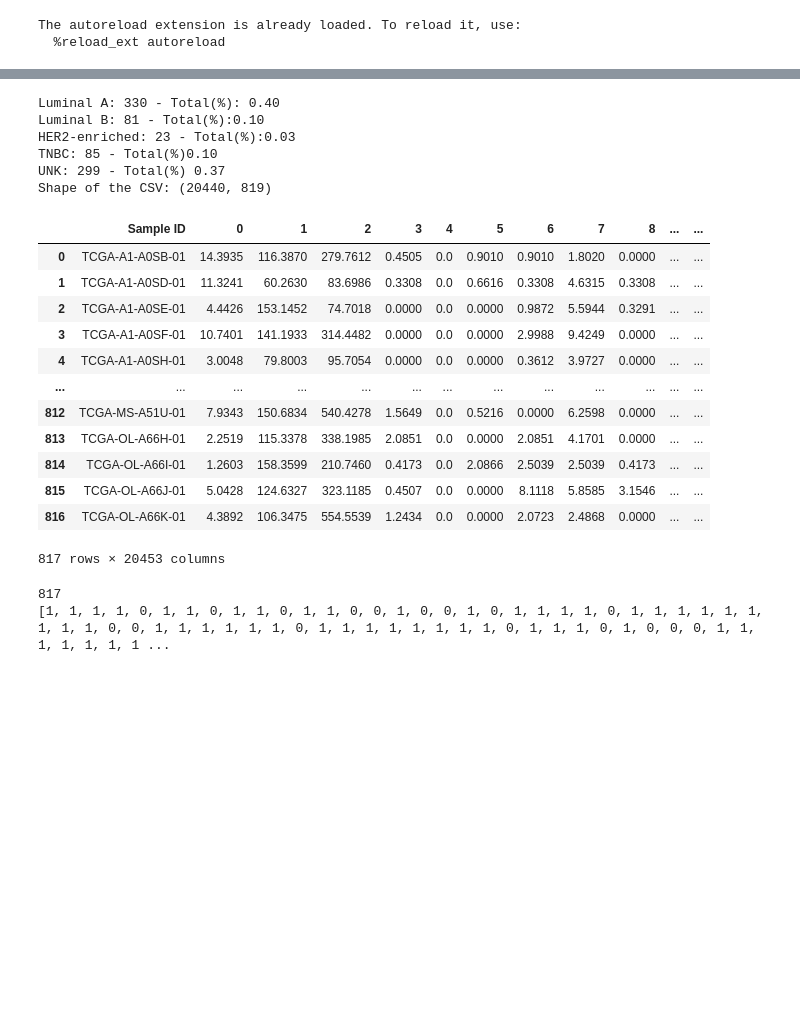
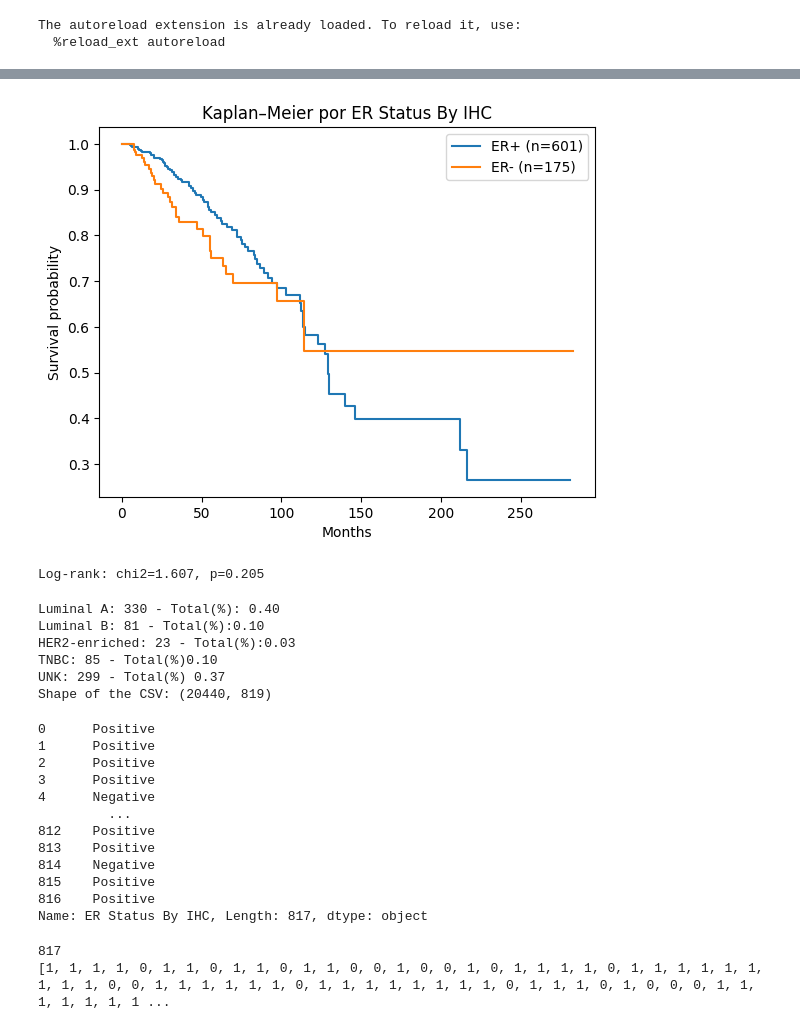
Before and after one commit to Fasmanuel2002/UPSA_Thesis_Research, a Jupyter notebook: research/notebooks/Kaplan_Meir.ipynb, the cells around one changed output, grey strips where cells are left out. Cells and saved outputs as stored; diff of their text form; code cells hidden in the pictures; blank space fills up the shorter version.

Commit message:
Added the Kaplan_Meir for Binary

```diff
--- a/research/notebooks/Kaplan_Meir.ipynb
+++ b/research/notebooks/Kaplan_Meir.ipynb
@@ -16,19 +17,7 @@ The autoreload extension is already loaded. To reload it, use:
   %reload_ext autoreload
 # %%
 pp = Preprocessor()
+plots = Plots()
 df_clinical_data = pd.read_csv("../../data/raw/brca_tcga_pub2015_clinical_data.tsv", sep='\t')
-KEEP = [
-
-    "Sample ID", "Patient ID",
-    "Overall Survival (Months)", "Overall Survival Status",
-    "Diagnosis Age",
-    "Neoplasm Disease Stage American Joint Committee on Cancer Code",
-    "Lymph Node(s) Examined Number",
-    "Menopause Status",
-    "ER Status By IHC",
-    "PR status by ihc",
-    "HER2 fish status",
-    "HER2 ihc score",
-]
-
-df_clinical_keep = df_clinical_data[[c for c in KEEP if c in df_clinical_data.columns]].copy()
+df_clinical_keep = pp.clean_columns_dataset(df_clinical_data)
+df_clinical_keep["Overall Survival Status"]
@@ -35 +37,7 @@ df_clinical_keep = df_clinical_data[[c for c in KEEP if c in df_clinical_data.co
+# %%
+# Si ya tienes df_clinical_keep con KEEP_COLUMNS y Tumor-Cancer, úsalo tal cual:
+km_df = plots.plot_kaplan_meier_binary(df_clinical_keep, time_col="Overall Survival (Months)", status_col="Overall Survival Status",marker_col="ER Status By IHC")
+# %% [output]
+[figure, added]
+Log-rank: chi2=1.607, p=0.205
 # %%
@@ -47,21 +53,20 @@ UNK: 299 - Total(%) 0.37
 Shape of the CSV: (20440, 819)
 # %%
 df_merged = pp.merge_datasets(df_clinical_keep, df_mRNA_transformed)
-df_merged
+df_merged["ER Status By IHC"]
 # %% [output]
-|  | Sample ID | 0 | 1 | 2 | 3 | 4 | 5 | 6 | 7 | 8 | ... | ... |
-| 0 | TCGA-A1-A0SB-01 | 14.3935 | 116.3870 | 279.7612 | 0.4505 | 0.0 | 0.9010 | 0.9010 | 1.8020 | 0.0000 | ... | ... |
-| 1 | TCGA-A1-A0SD-01 | 11.3241 | 60.2630 | 83.6986 | 0.3308 | 0.0 | 0.6616 | 0.3308 | 4.6315 | 0.3308 | ... | ... |
-| 2 | TCGA-A1-A0SE-01 | 4.4426 | 153.1452 | 74.7018 | 0.0000 | 0.0 | 0.0000 | 0.9872 | 5.5944 | 0.3291 | ... | ... |
-| 3 | TCGA-A1-A0SF-01 | 10.7401 | 141.1933 | 314.4482 | 0.0000 | 0.0 | 0.0000 | 2.9988 | 9.4249 | 0.0000 | ... | ... |
-| 4 | TCGA-A1-A0SH-01 | 3.0048 | 79.8003 | 95.7054 | 0.0000 | 0.0 | 0.0000 | 0.3612 | 3.9727 | 0.0000 | ... | ... |
-| ... | ... | ... | ... | ... | ... | ... | ... | ... | ... | ... | ... | ... |
-| 812 | TCGA-MS-A51U-01 | 7.9343 | 150.6834 | 540.4278 | 1.5649 | 0.0 | 0.5216 | 0.0000 | 6.2598 | 0.0000 | ... | ... |
-| 813 | TCGA-OL-A66H-01 | 2.2519 | 115.3378 | 338.1985 | 2.0851 | 0.0 | 0.0000 | 2.0851 | 4.1701 | 0.0000 | ... | ... |
-| 814 | TCGA-OL-A66I-01 | 1.2603 | 158.3599 | 210.7460 | 0.4173 | 0.0 | 2.0866 | 2.5039 | 2.5039 | 0.4173 | ... | ... |
-| 815 | TCGA-OL-A66J-01 | 5.0428 | 124.6327 | 323.1185 | 0.4507 | 0.0 | 0.0000 | 8.1118 | 5.8585 | 3.1546 | ... | ... |
-| 816 | TCGA-OL-A66K-01 | 4.3892 | 106.3475 | 554.5539 | 1.2434 | 0.0 | 0.0000 | 2.0723 | 2.4868 | 0.0000 | ... | ... |
-817 rows × 20453 columns
+0      Positive
+1      Positive
+2      Positive
+3      Positive
+4      Negative
+         ...
+812    Positive
+813    Positive
+814    Negative
+815    Positive
+816    Positive
+Name: ER Status By IHC, Length: 817, dtype: object
 # %%
 binary_groups = []
 for _, row in df_merged.iterrows():
```
Also changed, not shown: parts of 3 cells of this notebook.
